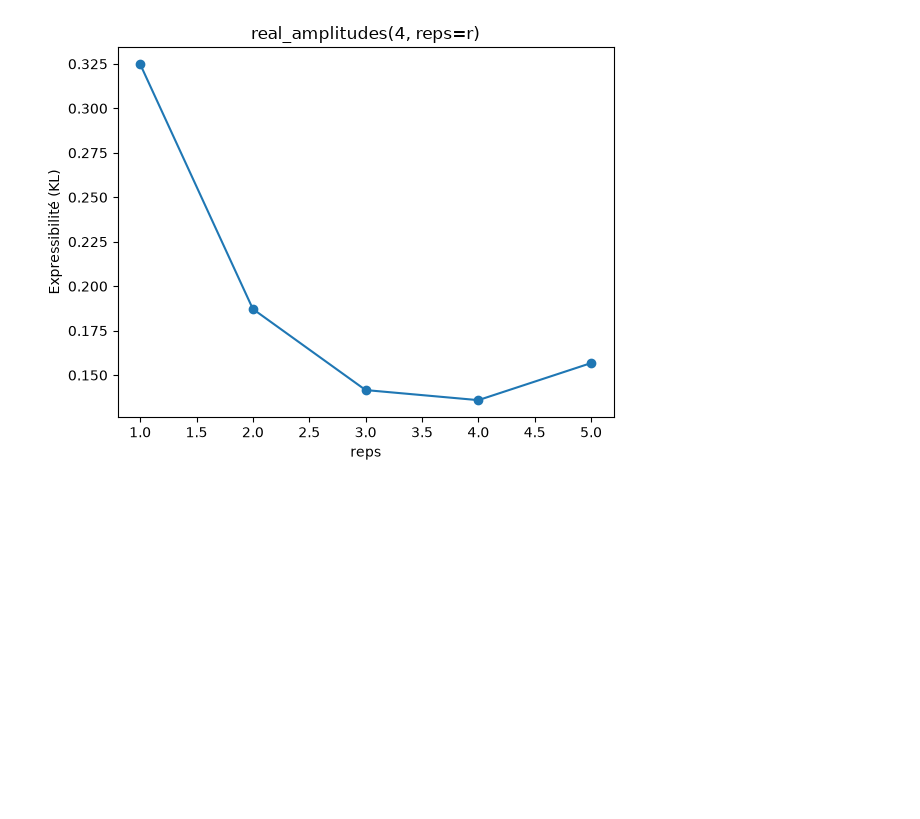
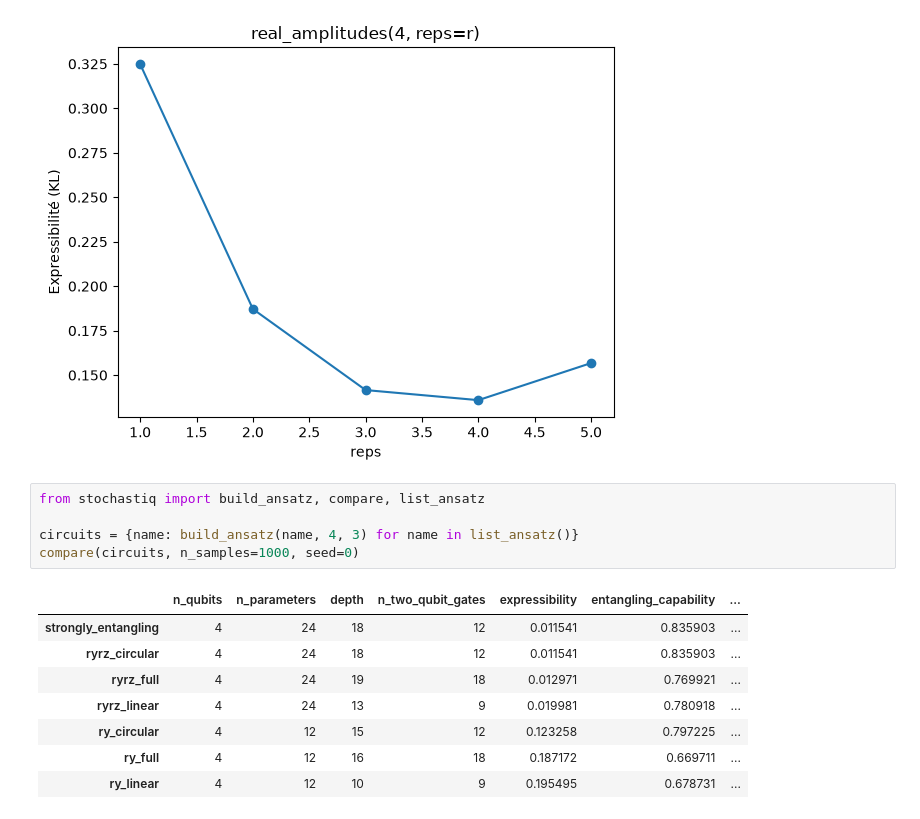
Before and after one commit to Ldvccc/StochastiQ_Lib, a Jupyter notebook: examples/demo.ipynb, the cells around one changed output. Saved outputs shown, nothing was run; the diff lists cells and outputs as text; blank space fills up the shorter version.

Commit message:
Ajout de compare() (tableau comparatif pandas) et cellule de démonstration
Co-Authored-By: Claude Opus 5.5 <noreply@anthropic.com>

```diff
--- a/examples/demo.ipynb
+++ b/examples/demo.ipynb
@@ -24,3 +24,17 @@ plt.title("real_amplitudes(4, reps=r)")
 plt.show()
 # %% [output]
 [figure]
+# %%
+from stochastiq import build_ansatz, compare, list_ansatz
+
+circuits = {name: build_ansatz(name, 4, 3) for name in list_ansatz()}
+compare(circuits, n_samples=1000, seed=0)
+# %% [output]
+|  | n_qubits | n_parameters | depth | n_two_qubit_gates | expressibility | entangling_capability | ... |
+| strongly_entangling | 4 | 24 | 18 | 12 | 0.011541 | 0.835903 | ... |
+| ryrz_circular | 4 | 24 | 18 | 12 | 0.011541 | 0.835903 | ... |
+| ryrz_full | 4 | 24 | 19 | 18 | 0.012971 | 0.769921 | ... |
+| ryrz_linear | 4 | 24 | 13 | 9 | 0.019981 | 0.780918 | ... |
+| ry_circular | 4 | 12 | 15 | 12 | 0.123258 | 0.797225 | ... |
+| ry_full | 4 | 12 | 16 | 18 | 0.187172 | 0.669711 | ... |
+| ry_linear | 4 | 12 | 10 | 9 | 0.195495 | 0.678731 | ... |
```
Also changed, not shown: 5 other files.
